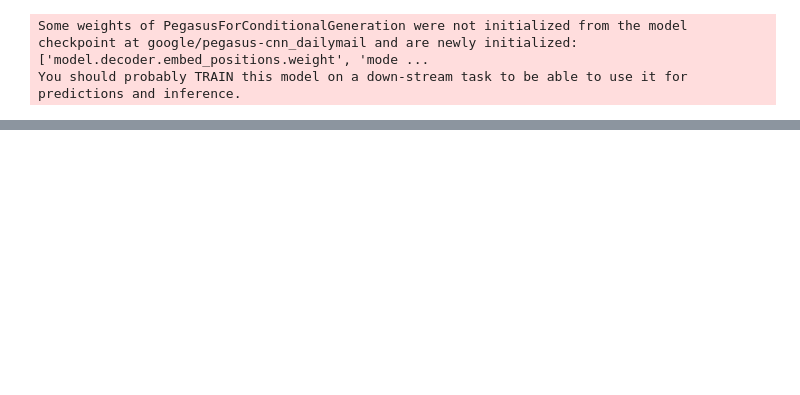
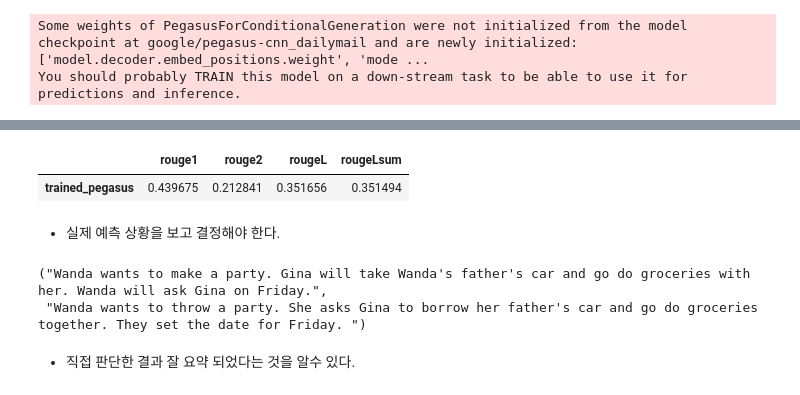
Before and after one commit to tommyjin2894/ai_study_transformer, a Jupyter notebook: 06_summarization.ipynb, the cells around one changed output, grey strips where cells are left out. Cells and saved outputs as stored; diff of their text form; code cells hidden in the pictures; blank space fills up the shorter version.

```diff
--- a/06_summarization.ipynb
+++ b/06_summarization.ipynb
@@ -404,0 +490,24 @@ pd.DataFrame(data=[eval_rouge(three_sentence_summaries_, highlights_),
+# %%
+def convert_examples_to_features(batch):
+    # 입력 값의 토큰화
+    input_encodings = tokenizer(batch["dialogue"], max_length=1024, truncation=True)
+
+    # 정답 라벨의 토큰화 : T5 계열은 정답과 입력과의 형식의 차이가 있다.
+        # OUTDATED
+        # with tokenizer.as_target_tokenizer():
+        #     target_encodings = tokenizer(batch["summary"], max_length=128, truncation=True)
+        # ------
+    target_encodings = tokenizer(text_target=batch["summary"], max_length=128, truncation=True)
+
+    return {"input_ids" : input_encodings["input_ids"],
+            "attention_mask" : input_encodings["attention_mask"],
+            "labels": target_encodings["input_ids"]}
+
+samsum_dataset_train = samsum_dataset["train"].map(convert_examples_to_features, batched=True)
+samsum_dataset_train.set_format(type="torch", columns=["input_ids", "attention_mask", "labels"])
+
+samsum_dataset_valid = samsum_dataset["validation"].map(convert_examples_to_features, batched=True)
+samsum_dataset_valid.set_format(type="torch", columns=["input_ids", "attention_mask", "labels"])
+
+samsum_dataset_test = samsum_dataset["test"].map(convert_examples_to_features, batched=True)
+samsum_dataset_test.set_format(type="torch", columns=["input_ids", "attention_mask", "labels"])
@@ -404,0 +587,24 @@ pd.DataFrame(data=[eval_rouge(three_sentence_summaries_, highlights_),
+# %%
+from transformers import pipeline
+
+pegasus = pipeline("summarization", model="tommyjin/pegasus-samsum", device=0)
+predicted_from_test = pegasus(samsum_dataset_test["dialogue"])
+predicted_from_test = [summary_text["summary_text"] for summary_text in predicted_from_test]
+# %%
+import pandas as pd
+
+pd.DataFrame(data=[eval_rouge(predicted_from_test, samsum_dataset_test["summary"])],
+            index=["trained_pegasus"])
+# %% [output]
+|  | rouge1 | rouge2 | rougeL | rougeLsum |
+| trained_pegasus | 0.439675 | 0.212841 | 0.351656 | 0.351494 |
+# %% [markdown]
+- 실제 예측 상황을 보고 결정해야 한다.
+# %%
+i = 10
+predicted_from_test[i], samsum_dataset_test["summary"][i]
+# %% [output]
+("Wanda wants to make a party. Gina will take Wanda's father's car and go do groceries with her. Wanda will ask Gina on Friday.",
+ "Wanda wants to throw a party. She asks Gina to borrow her father's car and go do groceries together. They set the date for Friday. ")
+# %% [markdown]
+- 직접 판단한 결과 잘 요약 되었다는 것을 알수 있다.
```
Also changed, not shown: parts of 25 cells of this notebook, 2 other files.
